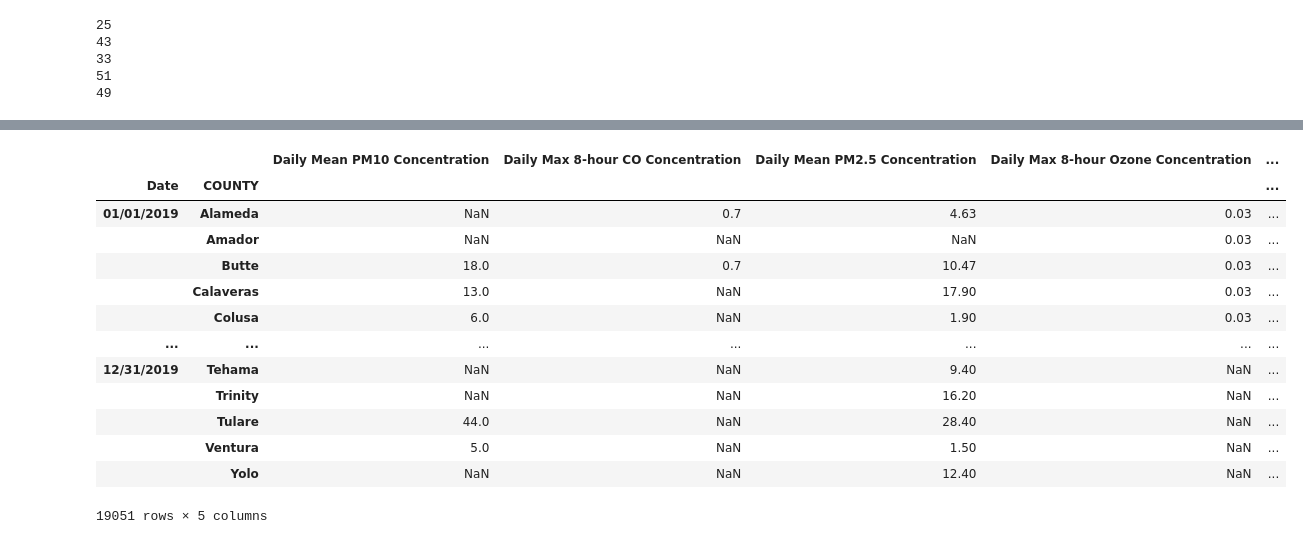
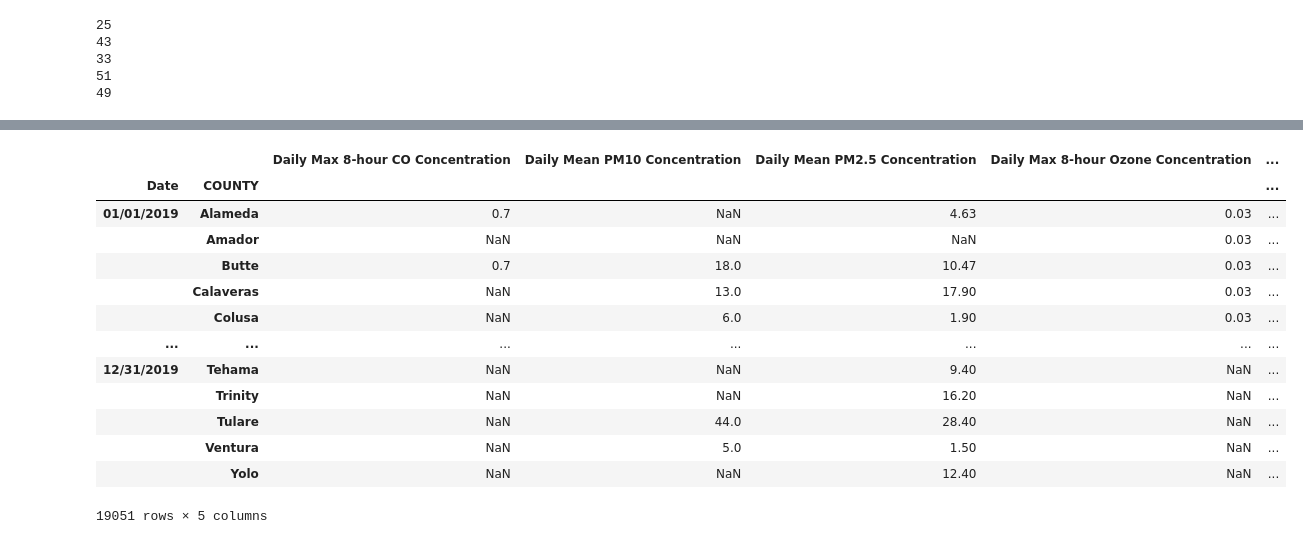
Before and after one commit to thekra-a/DS_capstone, a Jupyter notebook: data cleaning/AQ_data_cleaning.ipynb, the cells around one changed output, grey strips where cells are left out. Cells and saved outputs as stored; diff of their text form; code cells hidden in the pictures.

```diff
--- a/data cleaning/AQ_data_cleaning.ipynb
+++ b/data cleaning/AQ_data_cleaning.ipynb
@@ -41,0 +77,7 @@ print(o3_19.COUNTY.nunique())
+# %%
+#set 'Date' as the index
+co_19.set_index('Date')
+o3_19.set_index('Date')
+no2_19.set_index('Date')
+pm10_19.set_index('Date')
+pm25_19.set_index('Date')
@@ -42,25 +99,26 @@ print(o3_19.COUNTY.nunique())
 # %%
 #perform groupby() on each of the 5 air quality datasets to get the daily average concentration for each county
-co_19_mean= co_19.groupby(['Date', 'COUNTY'])[['Daily Max 8-hour CO Concentration']].mean().round(2)
-pm10_19_mean= pm10_19.groupby(['Date', 'COUNTY'])[['Daily Mean PM10 Concentration']].mean().round(2)
-pm25_19_mean = pm25_19.groupby(['Date','COUNTY'])[['Daily Mean PM2.5 Concentration']].mean().round(2)
-o3_19_mean = o3_19.groupby(['Date','COUNTY'])[['Daily Max 8-hour Ozone Concentration']].mean().round(2)
-no2_19_mean = no2_19.groupby(['Date','COUNTY'])[['Daily Max 1-hour NO2 Concentration']].mean().round(2)
+co_19_mean= co_19.sort_index().groupby(['Date','COUNTY'])[['Daily Max 8-hour CO Concentration']].mean().round(2)
+pm10_19_mean= pm10_19.sort_index().groupby(['Date','COUNTY'])[['Daily Mean PM10 Concentration']].mean().round(2)
+pm25_19_mean = pm25_19.sort_index().groupby(['Date','COUNTY'])[['Daily Mean PM2.5 Concentration']].mean().round(2)
+o3_19_mean = o3_19.sort_index().groupby(['Date', 'COUNTY'])[['Daily Max 8-hour Ozone Concentration']].mean().round(2)
+no2_19_mean = no2_19.sort_index().groupby(['Date','COUNTY'])[['Daily Max 1-hour NO2 Concentration']].mean().round(2)
 # %%
-new_df= pd.concat([pm10_19_mean, co_19_mean, pm25_19_mean, o3_19_mean, no2_19_mean], join='outer', axis=1)
-new_df
+#the concatenated df of 2019 datasets should have 19,345 rows (364 days * 53 counties)
+air19= pd.concat([co_19_mean, pm10_19_mean, pm25_19_mean, o3_19_mean, no2_19_mean], join='outer', axis=1)
+air19
 # %% [output]
-|  |  | Daily Mean PM10 Concentration | Daily Max 8-hour CO Concentration | Daily Mean PM2.5 Concentration | Daily Max 8-hour Ozone Concentration | ... |
+|  |  | Daily Max 8-hour CO Concentration | Daily Mean PM10 Concentration | Daily Mean PM2.5 Concentration | Daily Max 8-hour Ozone Concentration | ... |
 | Date | COUNTY |  |  |  |  | ... |
-| 01/01/2019 | Alameda | NaN | 0.7 | 4.63 | 0.03 | ... |
+| 01/01/2019 | Alameda | 0.7 | NaN | 4.63 | 0.03 | ... |
 |  | Amador | NaN | NaN | NaN | 0.03 | ... |
-|  | Butte | 18.0 | 0.7 | 10.47 | 0.03 | ... |
-|  | Calaveras | 13.0 | NaN | 17.90 | 0.03 | ... |
-|  | Colusa | 6.0 | NaN | 1.90 | 0.03 | ... |
+|  | Butte | 0.7 | 18.0 | 10.47 | 0.03 | ... |
+|  | Calaveras | NaN | 13.0 | 17.90 | 0.03 | ... |
+|  | Colusa | NaN | 6.0 | 1.90 | 0.03 | ... |
 | ... | ... | ... | ... | ... | ... | ... |
 | 12/31/2019 | Tehama | NaN | NaN | 9.40 | NaN | ... |
 |  | Trinity | NaN | NaN | 16.20 | NaN | ... |
-|  | Tulare | 44.0 | NaN | 28.40 | NaN | ... |
-|  | Ventura | 5.0 | NaN | 1.50 | NaN | ... |
+|  | Tulare | NaN | 44.0 | 28.40 | NaN | ... |
+|  | Ventura | NaN | 5.0 | 1.50 | NaN | ... |
 |  | Yolo | NaN | NaN | 12.40 | NaN | ... |
 19051 rows × 5 columns
```
Also changed, not shown: parts of 45 cells of this notebook.
